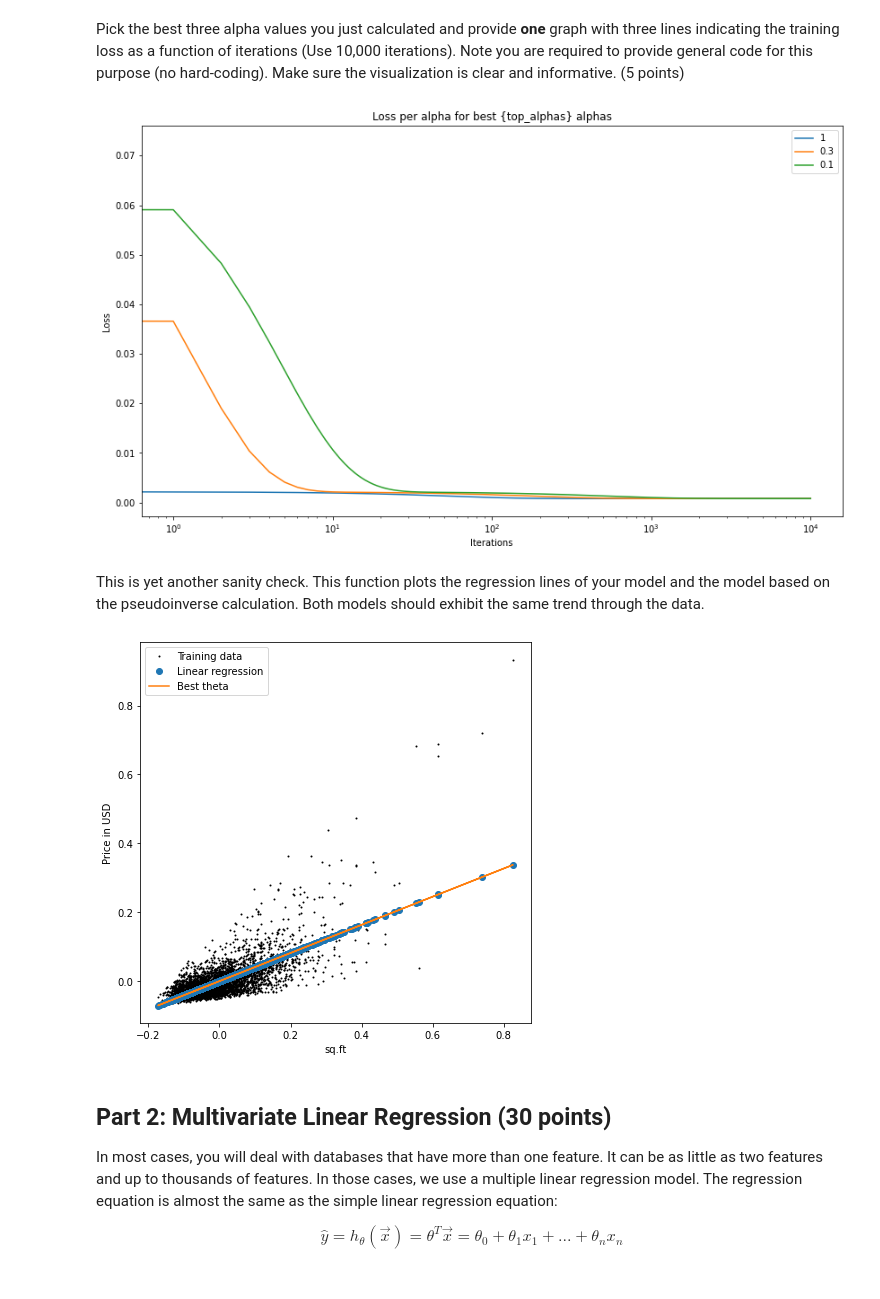
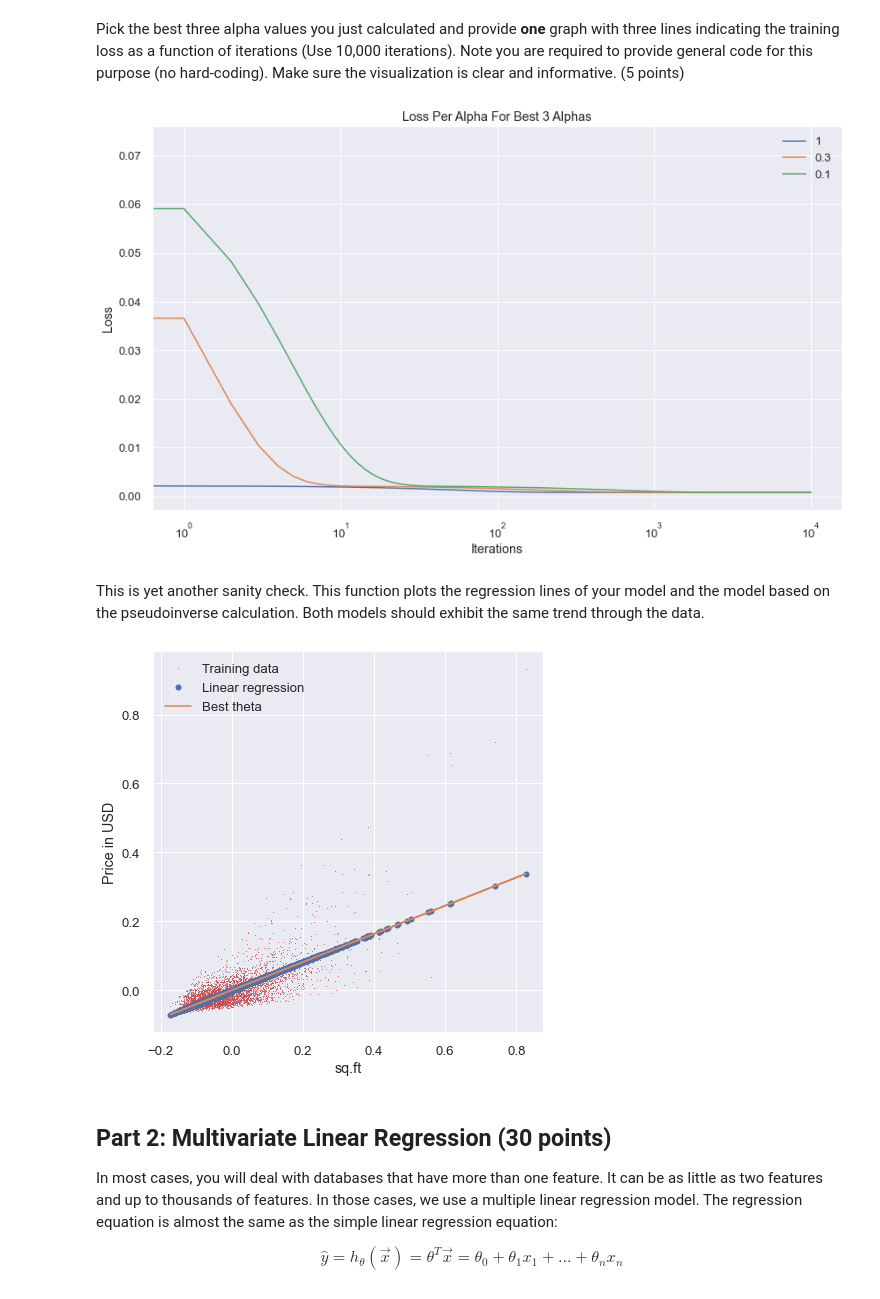
Before and after one commit to EyalMichaeli/IDC_masters, a Jupyter notebook: semester_2/Machine Learning/Exercises/EX1/207380528_302673355_EX1.ipynb, the cells around one changed output. Cells and saved outputs as stored; diff of their text form; code cells hidden in the pictures.

```diff
--- a/semester_2/Machine Learning/Exercises/EX1/207380528_302673355_EX1.ipynb
+++ b/semester_2/Machine Learning/Exercises/EX1/207380528_302673355_EX1.ipynb
@@ -34,7 +34,7 @@
 import numpy as np # used for scientific computing
 import pandas as pd # used for data analysis and manipulation
 import matplotlib.pyplot as plt # used for visualization and plotting
-
+import seaborn as sns
 np.random.seed(42)
 
 # make matplotlib figures appear inline in the notebook
@@ -42,6 +42,10 @@ np.random.seed(42)
 plt.rcParams['figure.figsize'] = (14.0, 8.0) # set default size of plots
 plt.rcParams['image.interpolation'] = 'nearest'
 plt.rcParams['image.cmap'] = 'gray'
+
+plt.style.use('seaborn')
+sns.set(style="darkgrid")
+sns.set(font_scale=1.2)
 # %% [markdown]
 ## Part 1: Data Preprocessing (10 Points)
 
@@ -333,6 +321,8 @@ J_pinv = compute_cost(X_train, y_train, theta_pinv)
 # %% [markdown]
 We can add the loss value for the theta calculated using the psuedo-inverse to our graph. This is another sanity check as the loss of our model should converge to the psuedo-inverse loss.
 # %%
+plt.rcParams['figure.figsize'] = (14.0, 8.0) # set default size of plots
+
 plt.plot(np.arange(iterations), J_history)
 plt.xscale('log')
 plt.xlabel('Iterations')
@@ -364,7 +354,6 @@ def efficient_gradient_descent(X, y, theta, alpha, num_iters):
     - theta: The learned parameters of your model.
     - J_history: the loss value for every iteration.
     """
-
     J_history = [] # Use a python list to save cost in every iteration
     theta = theta.copy() # avoid changing the original thetas
     ###########################################################################
@@ -376,9 +365,9 @@ def efficient_gradient_descent(X, y, theta, alpha, num_iters):
         y_hat = np.matmul(X, theta)
         dJ_dtheta = np.matmul(X.T, (y_hat - y)) / m
         theta = theta - alpha * dJ_dtheta
+        if len(J_history) > 0 and J_history[-1] - J < 1e-8: # TODO: I changed this from np.e**-8
+            return theta, J_history
 
-        if len(J_history) > 0 and J_history[-1] - J < np.e**-8:
-            return theta, J_history
         J_history.append(J)
 
     ###########################################################################
@@ -416,10 +406,12 @@ def find_best_alpha(X_train, y_train, X_val, y_val, iterations):
     ###########################################################################
     for alpha in alphas:
         np.random.seed(42)
-        efficient_theta = np.random.random(size=2)
-        efficient_theta, efficient_J_history = efficient_gradient_descent(X_train ,y_train, efficient_theta, alpha, iterations)
+        default_theta = np.random.random(size=2)
+        efficient_theta, efficient_J_history = efficient_gradient_descent(X_train ,y_train, default_theta, alpha, iterations)
+
         J_alpha = compute_cost(X_val, y_val, efficient_theta)
-        print(f"For alpha {alpha}, the loss is {J_alpha:.3f}")
+        print(f"For alpha: {alpha}, the loss is: {J_alpha:.10f}, after {len(efficient_J_history)} iterations")
+
         alpha_dict.update({alpha: J_alpha})
     ###########################################################################
     #                             END OF YOUR CODE                            #
@@ -461,30 +453,33 @@ Pick the best three alpha values you just calculated and provide **one** graph w
 # %%
 ###########################################################################
 #                            START OF YOUR CODE                           #
 ###########################################################################
+plt.rcParams['figure.figsize'] = (14.0, 8.0) # set default size of plots
+
 top_alphas = 3
 iterations = 10_000
 alphas = alphas_sorted[:top_alphas]
 for alpha in alphas:
     np.random.seed(42)
     theta = np.random.random(size=2)
     theta, J_history = gradient_descent(X_train ,y_train, theta, alpha, iterations)
     plt.plot(np.arange(iterations), J_history, label=alpha)
 
 plt.xscale('log')
 plt.xlabel("Iterations")
 plt.ylabel("Loss")
-plt.title("Loss per alpha for best {top_alphas} alphas")
+plt.title(f"Loss per alpha for best {top_alphas} alphas".title())
 plt.legend()
 plt.show()
 ###########################################################################
 #                             END OF YOUR CODE                            #
 ###########################################################################
 # %% [output]
-[figure, old version]
+[figure, new version]
 # %% [markdown]
 This is yet another sanity check. This function plots the regression lines of your model and the model based on the pseudoinverse calculation. Both models should exhibit the same trend through the data.
 # %%
+
 plt.figure(figsize=(7, 7))
 plt.plot(X_train[:,1], y_train, 'ro', ms=1, mec='k')
 plt.ylabel('Price in USD')
@@ -494,7 +489,7 @@ plt.plot(X_train[:, 1], np.dot(X_train, theta_pinv), '-')
 
 plt.legend(['Training data', 'Linear regression', 'Best theta']);
 # %% [output]
-[figure, old version]
+[figure, new version]
 # %% [markdown]
 ## Part 2: Multivariate Linear Regression (30 points)
 
```
Also changed, not shown: parts of 9 cells of this notebook, 1 other file.
